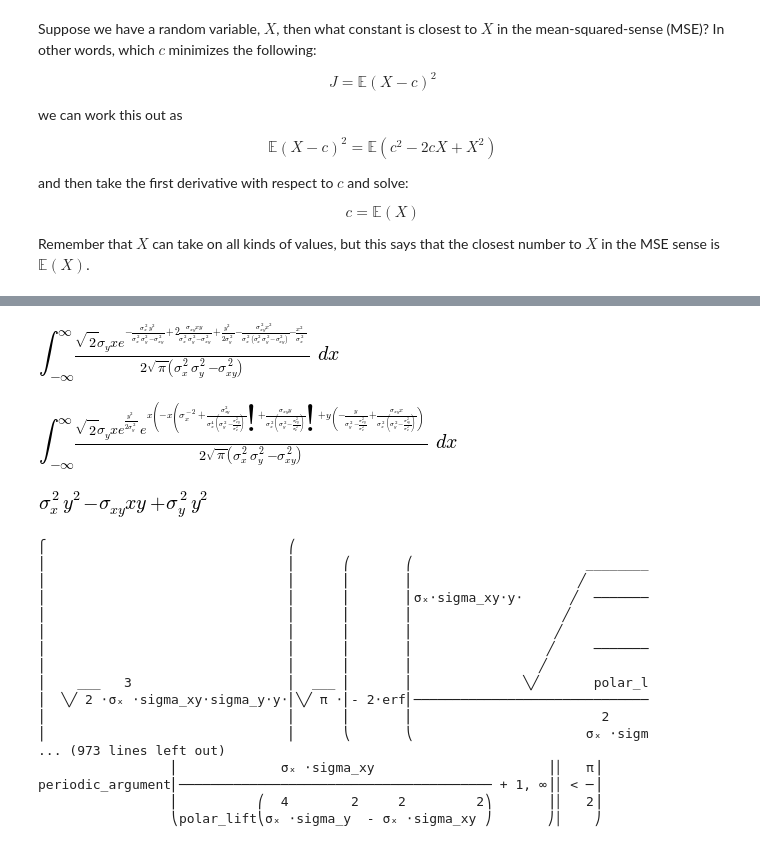
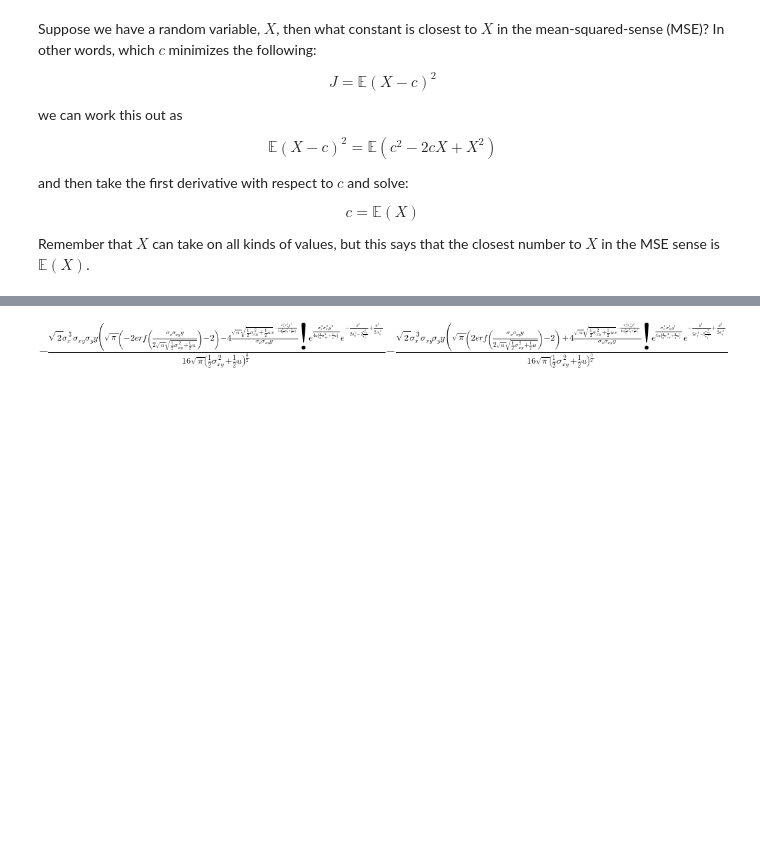
Before and after one commit to unpingco/Python-for-Signal-Processing, a Jupyter notebook: Conditional_Expectation_Projection.ipynb, the cells around one changed output, grey strips where cells are left out. Cells and saved outputs as stored; diff of their text form; code cells hidden in the pictures; blank space fills up the shorter version.

```diff
--- a/Conditional_Expectation_Projection.ipynb
+++ b/Conditional_Expectation_Projection.ipynb
@@ -109,7 +109,7 @@ fyy = stats.density(stats.Normal('y',0,sigma_y))(y)
 
 R = Matrix([[sigma_x**2, sigma_xy],
             [sigma_xy,sigma_y**2]])
-fxy = 1/(2*pi)/sqrt(R.det()) * exp((-Matrix([[x,y]])*R.inv()* Matrix([[x],[y]]))[0,0] )
+fxy = 1/(2*pi)/sqrt(R.det()) * exp((-Matrix([[x,y]])*R.inv()* Matrix([[x],[y]]))[0,0]/2 )
 
 fcond = simplify(fxy/fyy)
 # %% [markdown]
@@ -181,40 +153,12 @@ i=Integral(simplify(x*fcond),(x,-oo,oo))
-# %%
-i
-# %% [output]
-[figure, removed]
-# %%
-i
-# %% [output]
-[figure, removed]
-# %%
-sigma_x**2 *y**2 - sigma_xy * x * y  + sigma_y**2 *y **2
-# %% [output]
-[figure, removed]
 # %%
 fcond=simplify(fcond)
 # %%
 u=Symbol('u',positive=True)
 fcond2=fcond.subs( sigma_x**2 *sigma_y**2 - sigma_xy**2, u  )
 # %%
-integrate(x*fcond2,(x,-oo,oo)).subs( u, sigma_x**2 *sigma_y**2 - sigma_xy**2)
+integrate(x*fcond2,(x,-oo,oo))
 # %% [output]
-⎧                               ⎛
-⎪                               ⎜      ⎛       ⎛                      ________
-⎪                               ⎜      ⎜       ⎜                     ╱
-⎪                               ⎜      ⎜       ⎜σₓ⋅sigma_xy⋅y⋅      ╱  ───────
-⎪                               ⎜      ⎜       ⎜                   ╱
-⎪                               ⎜      ⎜       ⎜                  ╱
-⎪                               ⎜      ⎜       ⎜                 ╱     ───────
-⎪                               ⎜      ⎜       ⎜                ╱
-⎪    ___   3                    ⎜  ___ ⎜       ⎜              ╲╱       polar_l
-⎪  ╲╱ 2 ⋅σₓ ⋅sigma_xy⋅sigma_y⋅y⋅⎜╲╱ π ⋅⎜- 2⋅erf⎜──────────────────────────────
-⎪                               ⎜      ⎜       ⎜                        2
-⎪                               ⎜      ⎝       ⎝                      σₓ ⋅sigm
-... (973 lines left out)
-                 ⎜             σₓ ⋅sigma_xy                      ⎟│   π⎟
-periodic_argument⎜──────────────────────────────────────── + 1, ∞⎟│ < ─⎟
-                 ⎜          ⎛  4        2     2         2⎞       ⎟│   2⎟
-                 ⎝polar_lift⎝σₓ ⋅sigma_y  - σₓ ⋅sigma_xy ⎠       ⎠│    ⎠
+[figure, added]
 # %%
 simplify(_)
 # %% [output]
```
Also changed, not shown: parts of 19 cells of this notebook.
